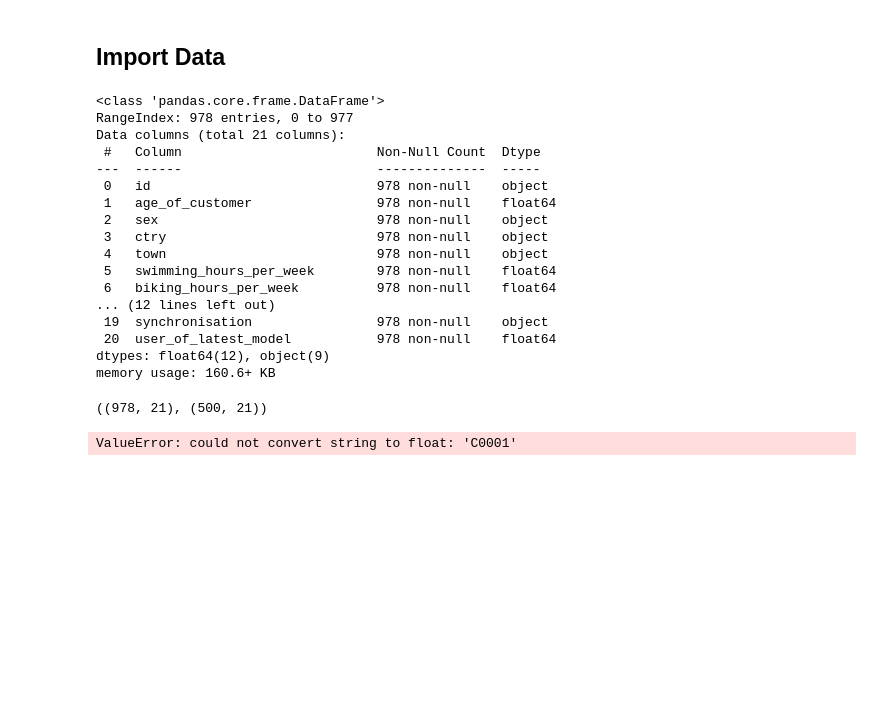
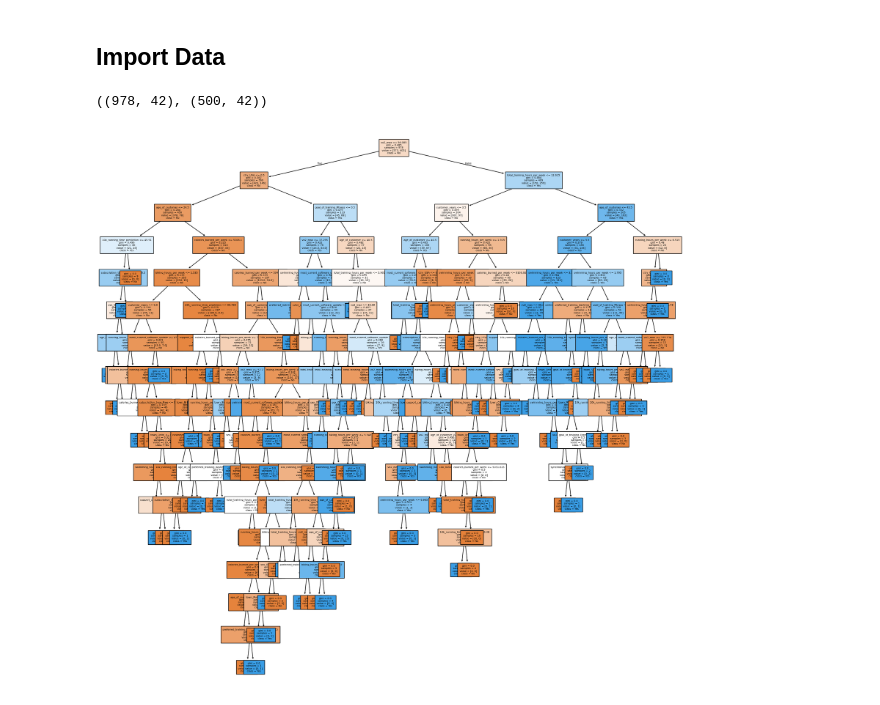
Before and after one commit to john2408/project_intro_ai, a Jupyter notebook: notebooks/Samuel/Task 3 Modeling_optimization.ipynb, the cells around one changed output. Drawn from its saved outputs; the diff is of its cells as text; code cells hidden in the pictures; blank space fills up the shorter version.

Commit message:
Test decision tree on test data

```diff
--- a/notebooks/Samuel/Task 3 Modeling_optimization.ipynb
+++ b/notebooks/Samuel/Task 3 Modeling_optimization.ipynb
@@ -7,32 +28,15 @@ import pandas as pd
 # %%
 
 df_train = pd.read_csv('../../data/processed/triathlon_watch_training_preprocessed_samu_prep_0.csv')
+# OneHot-Encoding for categorical columns
+df_train = pd.get_dummies(df_train, columns=df_train.select_dtypes(include=['object']).columns.to_list(), drop_first=True)
 
 df_test = pd.read_csv('../../data/processed/triathlon_watch_test_preprocessed_samu.csv')
+df_test = pd.get_dummies(df_test, columns=df_test.select_dtypes(include=['object']).columns.to_list(), drop_first=True)
-# %%
-df_train.info()
-# %% [output]
-<class 'pandas.core.frame.DataFrame'>
-RangeIndex: 978 entries, 0 to 977
-Data columns (total 21 columns):
- #   Column                         Non-Null Count  Dtype
----  ------                         --------------  -----
- 0   id                             978 non-null    object
- 1   age_of_customer                978 non-null    float64
- 2   sex                            978 non-null    object
- 3   ctry                           978 non-null    object
- 4   town                           978 non-null    object
- 5   swimming_hours_per_week        978 non-null    float64
- 6   biking_hours_per_week          978 non-null    float64
-... (12 lines left out)
- 19  synchronisation                978 non-null    object
- 20  user_of_latest_model           978 non-null    float64
-dtypes: float64(12), object(9)
-memory usage: 160.6+ KB
 # %%
 df_train.shape, df_test.shape
 # %% [output]
-((978, 21), (500, 21))
+((978, 42), (500, 42))
 # %%
 x_train = df_train.drop('user_of_latest_model', axis=1)
 
@@ -44,12 +48,14 @@ y_test = df_test['user_of_latest_model']
 # %%
 # simple classification tree
 from sklearn import tree
 
 #initialize model
 dt = tree.DecisionTreeClassifier()
 #fit model to training data
 dt.fit(x_train,y_train)
 
-tree.plot_tree(dt)
+plt.figure(figsize=(20, 20))  # Breite und Höhe anpassen
+tree.plot_tree(dt, filled=True, feature_names=x_train.columns, class_names=['No', 'Yes'], fontsize=5)
+plt.show()
 # %% [output]
-ValueError: could not convert string to float: 'C0001'
+[figure, added]
```
Also changed, not shown: parts of 3 cells of this notebook, 1 other file.
